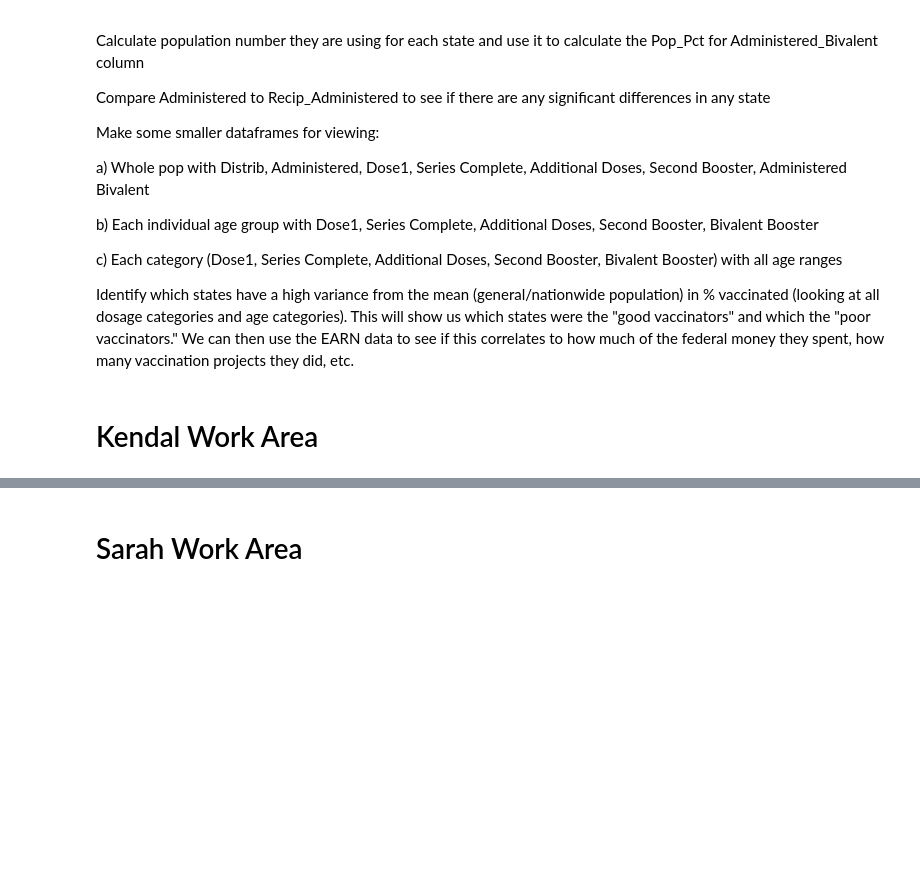
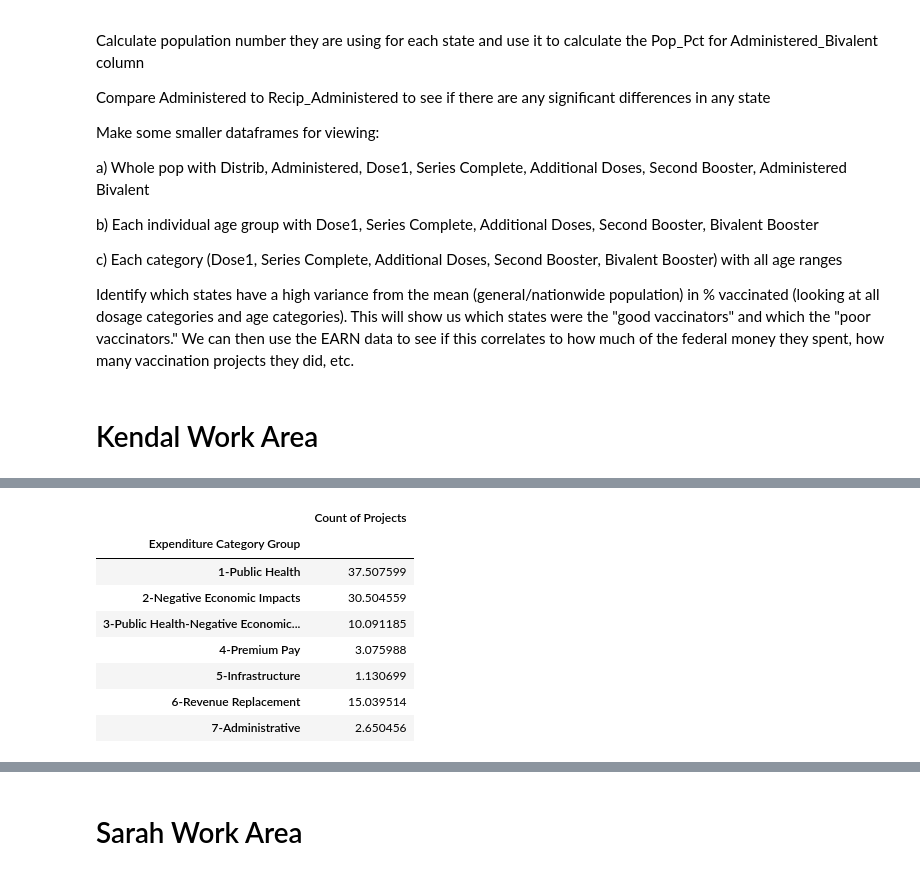
Before and after one commit to Evdawg/Project_1_Covid_Data, a Jupyter notebook: Project_1_covid.ipynb, the cells around one changed output, grey strips where cells are left out. Drawn from its saved outputs; the diff is of its cells as text; code cells hidden in the pictures; blank space fills up the shorter version.

```diff
--- a/Project_1_covid.ipynb
+++ b/Project_1_covid.ipynb
@@ -751,5 +909,20 @@ categories_percentage_overall
 # %%
-categories_percentage_overall = pd.DataFrame(categories_percentage_overall)
+spending_covid_project = covid_projects_df.groupby("Expenditure Category Group").count()
+total_projects_covid = spending_covid_project['Recipient Name'].sum()
+categories_percentage_covid = (spending_covid_project['Recipient Name']/total_projects_covid)*100
+categories_percentage_covid = pd.DataFrame(categories_percentage_covid)
+categories_percentage_covid.rename(columns={'Recipient Name':'Count of Projects'}, inplace=True)
+categories_percentage_covid
+# %% [output]
+|  | Count of Projects |
+| Expenditure Category Group |  |
+| 1-Public Health | 37.507599 |
+| 2-Negative Economic Impacts | 30.504559 |
+| 3-Public Health-Negative Economic... | 10.091185 |
+| 4-Premium Pay | 3.075988 |
+| 5-Infrastructure | 1.130699 |
+| 6-Revenue Replacement | 15.039514 |
+| 7-Administrative | 2.650456 |
 # %%
 spending_by_state = all_us_projects_df.groupby(['State', 'Expenditure Category Group']).count()
 total_projects_per_state = spending_by_state.groupby('State')['Recipient Name'].sum()
```
Also changed, not shown: parts of 29 cells of this notebook.
